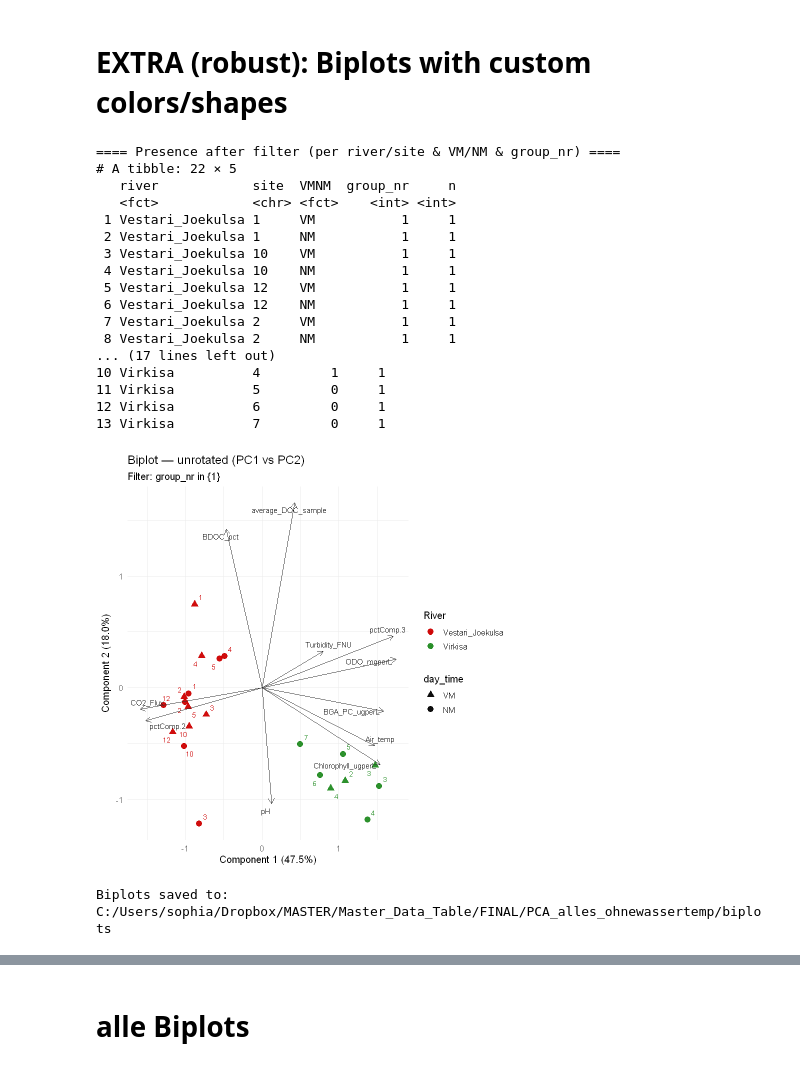
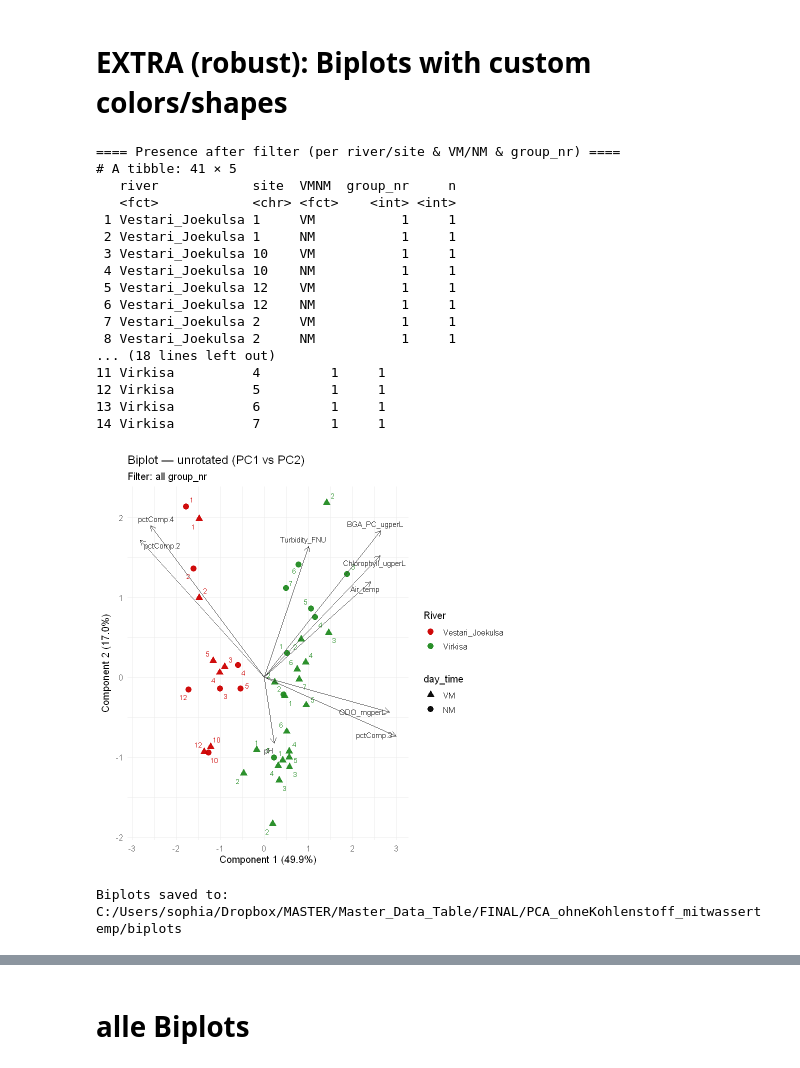
Before and after one commit to kokkaso/MA_supplementary_Data, a Jupyter notebook: notebooks/Statistic/PCA/PCA_Finalisation_final.ipynb, the cells around one changed output, grey strips where cells are left out. Cells and saved outputs as stored; diff of their text form; code cells hidden in the pictures.

```diff
--- a/notebooks/Statistic/PCA/PCA_Finalisation_final.ipynb
+++ b/notebooks/Statistic/PCA/PCA_Finalisation_final.ipynb
@@ -12,7 +12,7 @@
 base_dir   <- "C:/Users/sophia/Dropbox/MASTER/Master_Data_Table/FINAL"   # <<< change if needed
 excel_file <- file.path(base_dir, "Sophia_Data.xls")                      # <<< exact Excel filename
 sheet_name <- NULL                                                        # <<< e.g. "Sheet1"; NULL = first
-out_dir    <- file.path(base_dir, "PCA_alles_ohnewassertemp")                         # <<< output folder
+out_dir    <- file.path(base_dir, "PCA_ohneKohlenstoff_mitwassertemp")                         # <<< output folder
 
 # PCA_alles_ohnewassertemp
 # PCA_alles_wassertemp
@@ -23,11 +23,11 @@ out_dir    <- file.path(base_dir, "PCA_alles_ohnewassertemp")
 
 
 VARS <- c(  # <<< variables to consider
-  "average_DOC_sample","BDOC_pct",
-  "CO2_Flux",
+ # "average_DOC_sample","BDOC_pct",
+ # "CO2_Flux",
   "Chlorophyll_ugperL",
   "ODO_mgperL","BGA_PC_ugperL","Turbidity_FNU","pH",
- # "Temp_C",
+  "Temp_C",
   "pctComp.1","pctComp.2","pctComp.3","pctComp.4","pctComp.5","Air_temp"
 )
 
@@ -262,16 +262,39 @@ p_scree <- ggplot(scree_df, aes(Component, Eigenvalue))+
 plot_save_show_gg(p_scree, file.path(out_dir,"21_Screeplot.png"))
 
 # 3) Parallel analysis (PCA)
+#show_h1("Criterion 3 — Parallel analysis (PCA)")
+#graphics.off(); par(mfrow=c(1,1))
+#fa.parallel(dat_cc_sel, fm="pc", fa="pc", main="Parallel analysis (PCA)")
+#png(file.path(out_dir,"22_Parallel_Analysis.png"), width=1800, height=1200, res=180)
+#par(mfrow=c(1,1))
+#fa.parallel(dat_cc_sel, fm="pc", fa="pc", main="Parallel analysis (PCA)")
+#dev.off()
+#pa_res <- fa.parallel(dat_cc_sel, fm="pc", fa="pc", plot=FALSE)
+#n_pa <- sum(pa_res$pc.values > pa_res$pc.sim)
+#cat("Results → PA: ", n_pa, " components | Kaiser: ", n_kaiser, " components.\n", sep="")
+
+# --------- Criterion 3 — Parallel analysis (PCA) ---------
 show_h1("Criterion 3 — Parallel analysis (PCA)")
 graphics.off(); par(mfrow=c(1,1))
-fa.parallel(dat_cc_sel, fm="pc", fa="pc", main="Parallel analysis (PCA)")
+
+# Nur PCA: KEIN fm=..., einfach fa="pc"
+##psych::fa.parallel(dat_cc_sel, fa="pc", main="Parallel analysis (PCA)")
+psych::fa.parallel(dat_cc_sel, fa="pc", plot=FALSE)
+
 png(file.path(out_dir,"22_Parallel_Analysis.png"), width=1800, height=1200, res=180)
 par(mfrow=c(1,1))
-fa.parallel(dat_cc_sel, fm="pc", fa="pc", main="Parallel analysis (PCA)")
+##psych::fa.parallel(dat_cc_sel, fa="pc", main="Parallel analysis (PCA)")
+psych::fa.parallel(dat_cc_sel, fa="pc", plot=FALSE)
+
 dev.off()
-pa_res <- fa.parallel(dat_cc_sel, fm="pc", fa="pc", plot=FALSE)
-n_pa <- sum(pa_res$pc.values > pa_res$pc.sim)
-cat("Results → PA: ", n_pa, " components | Kaiser: ", n_kaiser, " components.\n", sep="")
+
+##pa_res <- psych::fa.parallel(dat_cc_sel, fa="pc", plot=FALSE)
+psych::fa.parallel(dat_cc_sel, fa="pc", plot=FALSE)
+
+n_pa   <- sum(pa_res$pc.values > pa_res$pc.sim)
+cat("Results → PA: ", n_pa, " components | (PCA mode)\n", sep="")
+
+
 
 # Final choice: Kaiser
 ncomp <- max(1, n_kaiser)
@@ -507,7 +764,7 @@ suppressPackageStartupMessages({
 })
 
 ## ======= HIER EINSTELLEN =======
-GROUP_FILTER <- "1"    # "all"  ODER z.B. 1  ODER c(1,2,3)
+GROUP_FILTER <- "all"    # "all"  ODER z.B. 1  ODER c(1,2,3)
 ## ===============================
 
 # helper: erste existierende Spalte (case-insensitive)
@@ -644,38 +901,38 @@ if(!is.null(pca_unrot) && !is.null(pca_rot) && ncol(as.data.frame(pca_unrot$scor
   # UNROTATED
   scr_un <- as.data.frame(pca_unrot$scores)
   lod_un <- as.matrix(unclass(pca_unrot$loadings))
   var_un <- as.numeric(pca_unrot$Vaccounted["Proportion Var", 1:2])
   make_biplot(scr_un, lod_un, var_un,
               "Biplot — unrotated (PC1 vs PC2)",
               file.path(biplot_dir, if(identical(GROUP_FILTER,"all")) "Biplot_unrotated_PC1_PC2_all.png" else "Biplot_unrotated_PC1_PC2_filtered.png"))
 
   # VARIMAX
   scr_ro <- as.data.frame(pca_rot$scores)
   lod_ro <- as.matrix(unclass(pca_rot$loadings))
   var_ro <- as.numeric(pca_rot$Vaccounted["Proportion Var", 1:2])
   make_biplot(scr_ro, lod_ro, var_ro,
               "Biplot — varimax (PC1 vs PC2)",
               file.path(biplot_dir, if(identical(GROUP_FILTER,"all")) "Biplot_varimax_PC1_PC2_all.png" else "Biplot_varimax_PC1_PC2_filtered.png"))
 }
 
 cat("Biplots saved to: ", biplot_dir, "\n", sep="")
 # %% [output]
 ==== Presence after filter (per river/site & VM/NM & group_nr) ====
-# A tibble: 22 × 5
+# A tibble: 41 × 5
    river            site  VMNM  group_nr     n
    <fct>            <chr> <fct>    <int> <int>
  1 Vestari_Joekulsa 1     VM           1     1
  2 Vestari_Joekulsa 1     NM           1     1
  3 Vestari_Joekulsa 10    VM           1     1
  4 Vestari_Joekulsa 10    NM           1     1
  5 Vestari_Joekulsa 12    VM           1     1
  6 Vestari_Joekulsa 12    NM           1     1
  7 Vestari_Joekulsa 2     VM           1     1
  8 Vestari_Joekulsa 2     NM           1     1
-... (17 lines left out)
-10 Virkisa          4         1     1
-11 Virkisa          5         0     1
-12 Virkisa          6         0     1
-13 Virkisa          7         0     1
+... (18 lines left out)
+11 Virkisa          4         1     1
+12 Virkisa          5         1     1
+13 Virkisa          6         1     1
+14 Virkisa          7         1     1
-[figure, old version]
+[figure, new version]
-Biplots saved to: C:/Users/sophia/Dropbox/MASTER/Master_Data_Table/FINAL/PCA_alles_ohnewassertemp/biplots
+Biplots saved to: C:/Users/sophia/Dropbox/MASTER/Master_Data_Table/FINAL/PCA_ohneKohlenstoff_mitwassertemp/biplots
```
Also changed, not shown: parts of 13 cells of this notebook.
